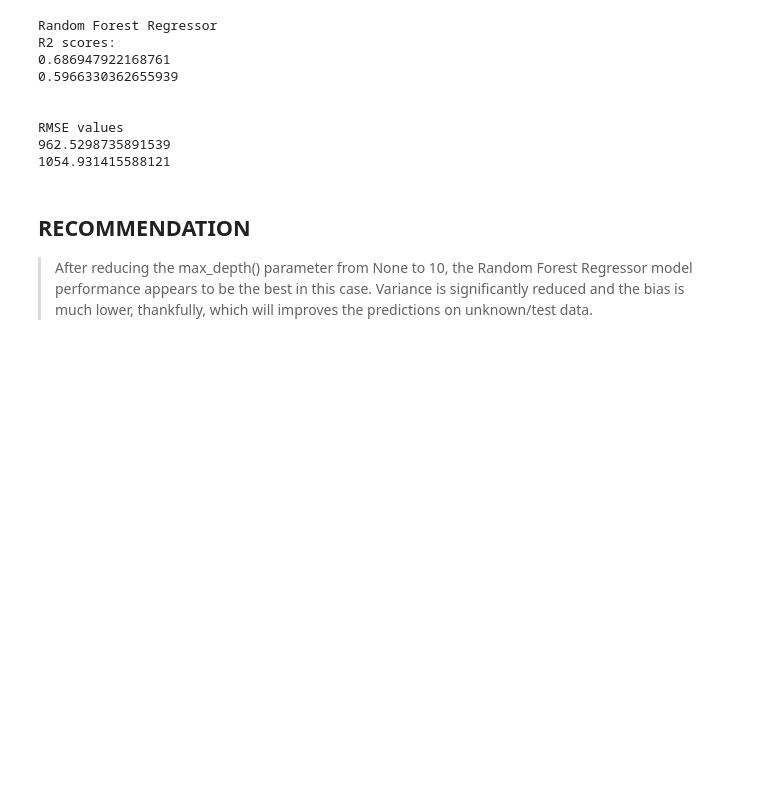
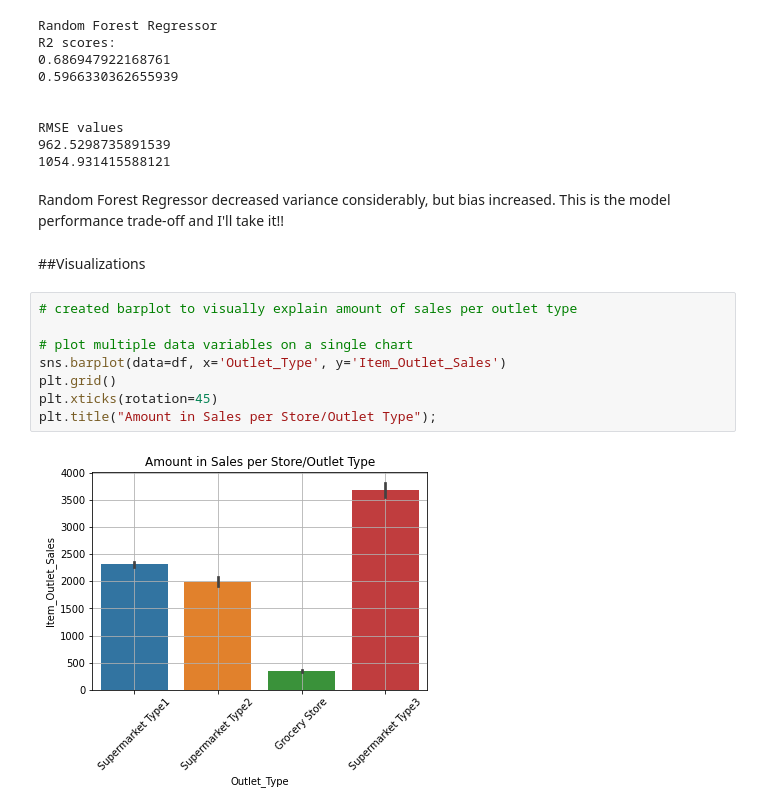
Before and after one commit to allensheneka/predict-sales, a Jupyter notebook: Predict_Sales_Final.ipynb, the cells around one changed output. Saved outputs shown, nothing was run; the diff lists cells and outputs as text; blank space fills up the shorter version.

```diff
--- a/Predict_Sales_Final.ipynb
+++ b/Predict_Sales_Final.ipynb
@@ -456,7 +431,17 @@ R2 scores:
 RMSE values
 962.5298735891539
 1054.931415588121
-# %% [markdown]
-## RECOMMENDATION
-
->After reducing the max_depth() parameter from None to 10, the Random Forest Regressor model performance appears to be the best in this case. Variance is significantly reduced and the bias is much lower, thankfully, which will improves the predictions on unknown/test data.
+# %% [markdown]
+Random Forest Regressor decreased variance considerably, but bias increased.  This is the model performance trade-off and I'll take it!!
+# %% [markdown]
+##Visualizations
+# %%
+# created barplot to visually explain amount of sales per outlet type
+
+# plot multiple data variables on a single chart
+sns.barplot(data=df, x='Outlet_Type', y='Item_Outlet_Sales')
+plt.grid()
+plt.xticks(rotation=45)
+plt.title("Amount in Sales per Store/Outlet Type");
+# %% [output]
+[figure, added]
```
Also changed, not shown: parts of 4 cells of this notebook.
